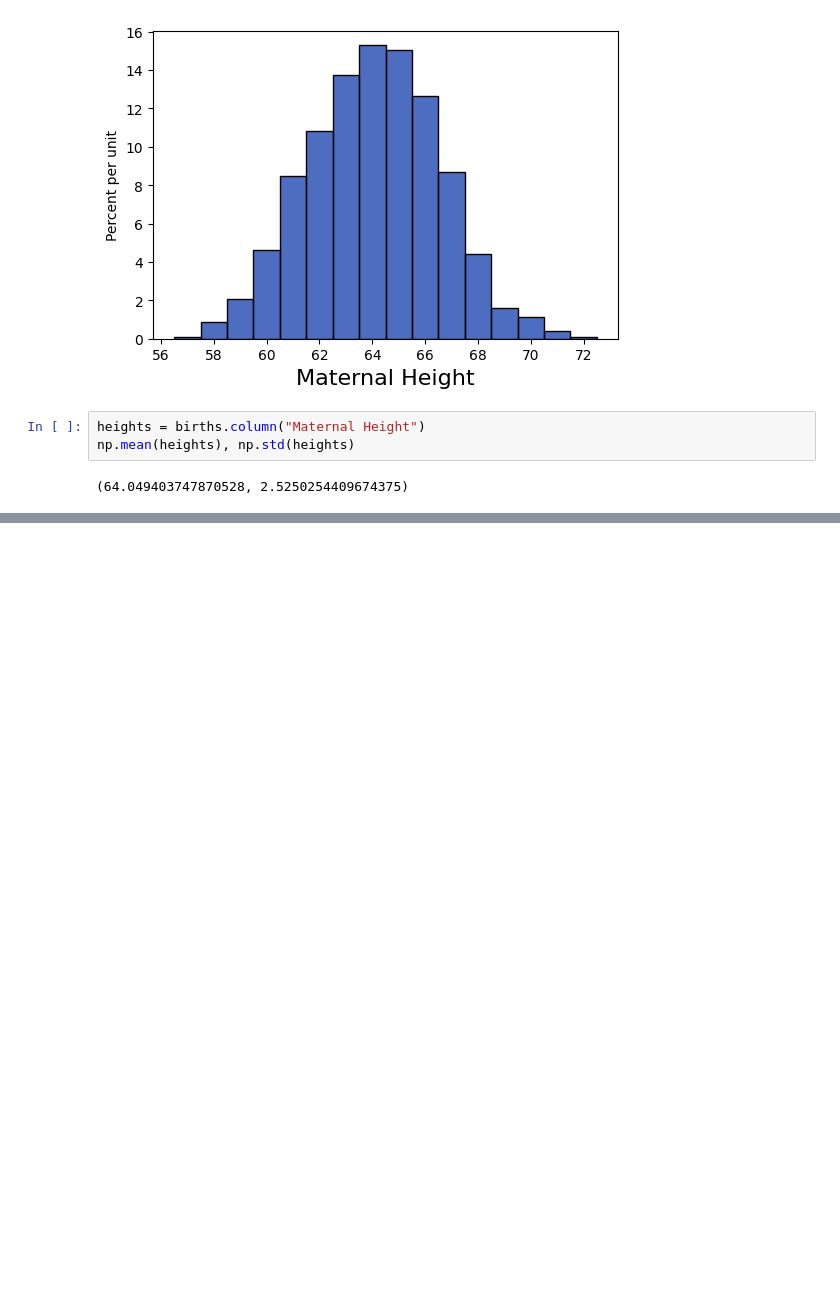
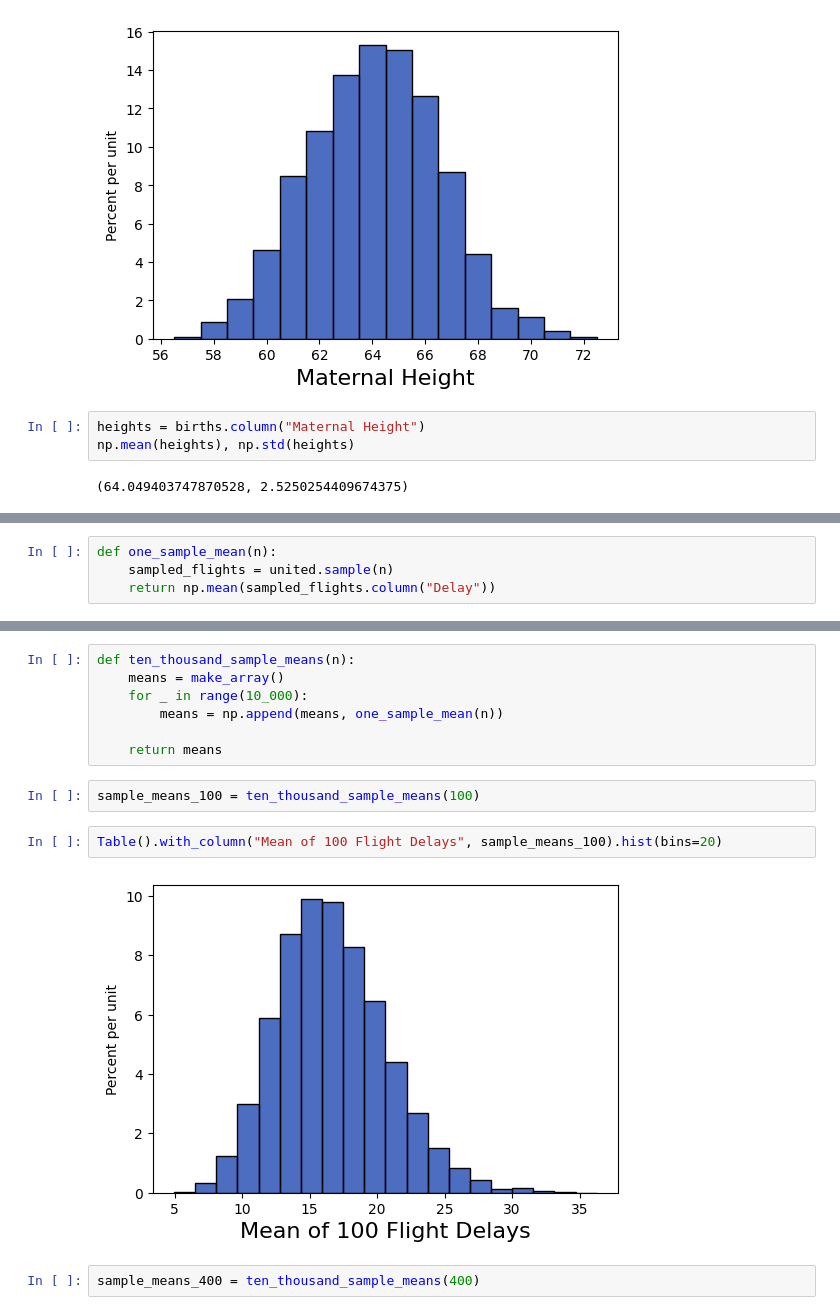
Before and after one commit to lochnes-007/Data8, a Jupyter notebook: 26-NormalDistribution.ipynb, the cells around one changed output, grey strips where cells are left out. Saved outputs shown, nothing was run; the diff lists cells and outputs as text; blank space fills up the shorter version.

```diff
--- a/26-NormalDistribution.ipynb
+++ b/26-NormalDistribution.ipynb
@@ -17,0 +44,4 @@ np.mean(heights), np.std(heights)
+# %%
+def one_sample_mean(n):
+    sampled_flights = united.sample(n)
+    return np.mean(sampled_flights.column("Delay"))
@@ -17,0 +52,15 @@ np.mean(heights), np.std(heights)
+# %%
+def ten_thousand_sample_means(n):
+    means = make_array()
+    for _ in range(10_000):
+        means = np.append(means, one_sample_mean(n))
+
+    return means
+# %%
+sample_means_100 = ten_thousand_sample_means(100)
+# %%
+Table().with_column("Mean of 100 Flight Delays", sample_means_100).hist(bins=20)
+# %% [output]
+[figure, added]
+# %%
+sample_means_400 = ten_thousand_sample_means(400)
```
Also changed, not shown: parts of 11 cells of this notebook.
